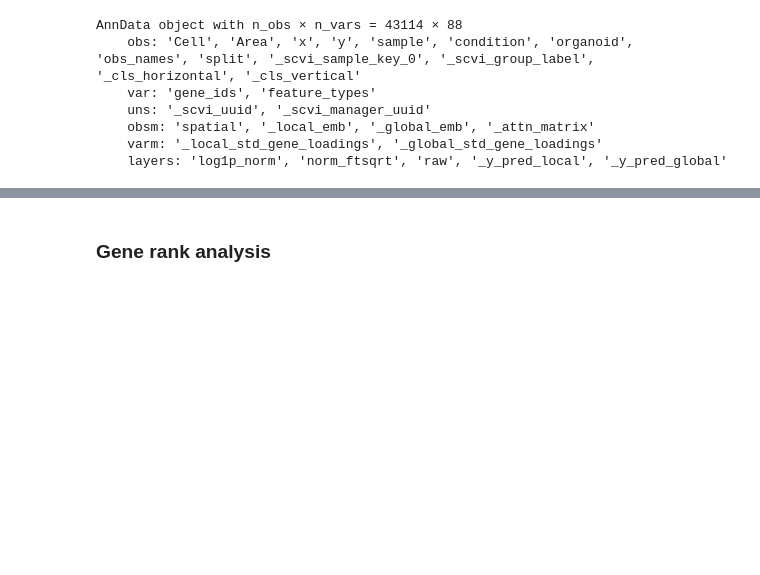
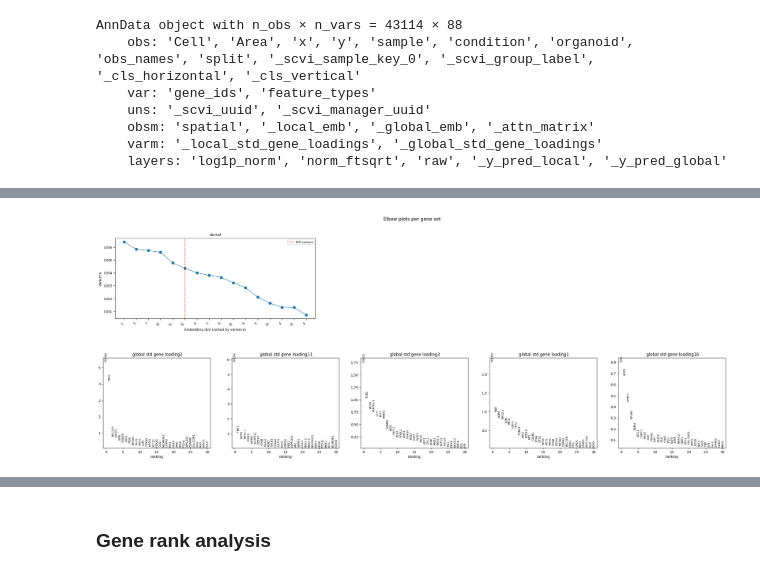
Before and after one commit to theislab/interscale, a Jupyter notebook: docs/notebooks/dual_decoder_legnini_gex_eval.ipynb, the cells around one changed output, grey strips where cells are left out. Drawn from its saved outputs; the diff is of its cells as text; code cells hidden in the pictures; blank space fills up the shorter version.

```diff
--- a/docs/notebooks/dual_decoder_legnini_gex_eval.ipynb
+++ b/docs/notebooks/dual_decoder_legnini_gex_eval.ipynb
@@ -149,0 +185,13 @@ array([[nan, nan, nan, ..., nan, nan, nan],
+# %%
+global_cov_df = gene_set_covariance(ctrl_test, gene_sets, varm_key = '_global_std_gene_loadings', plot = ["dorsal"])
+# %% [output]
+[figure, added]
+# %%
+sc.pl.ranking(
+    ctrl_test,
+    attr='varm',
+    keys='_global_std_gene_loadings',
+    indices=[1,10,2,0,15],
+)
+# %% [output]
+[figure, added]
```
Also changed, not shown: parts of 60 cells of this notebook, 3 other files.
